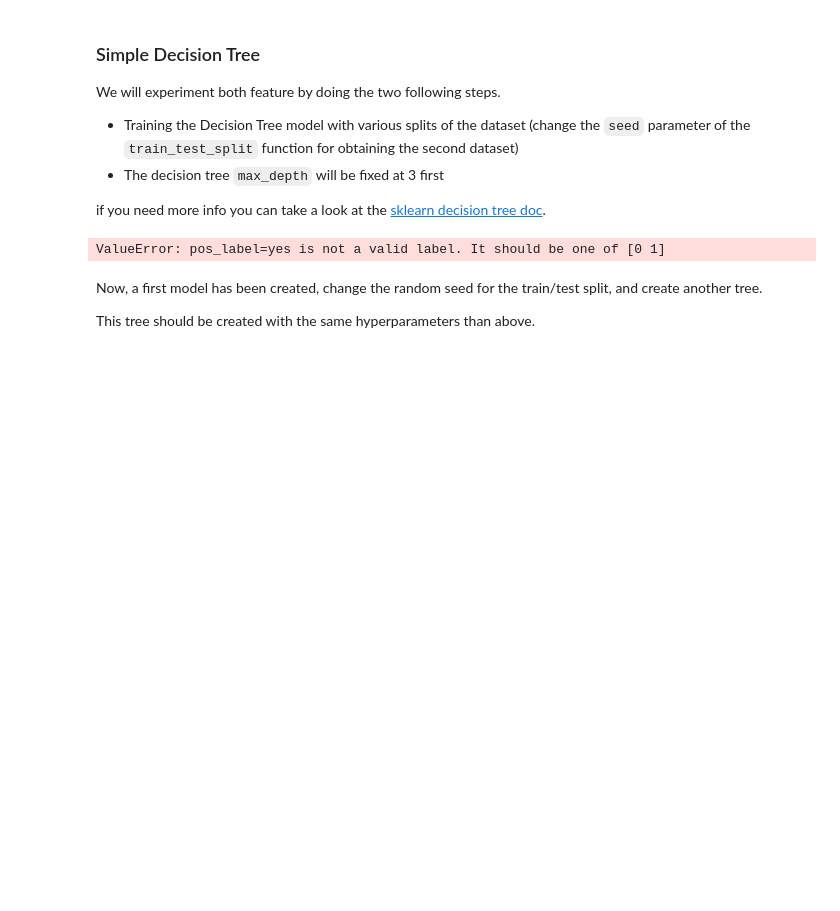
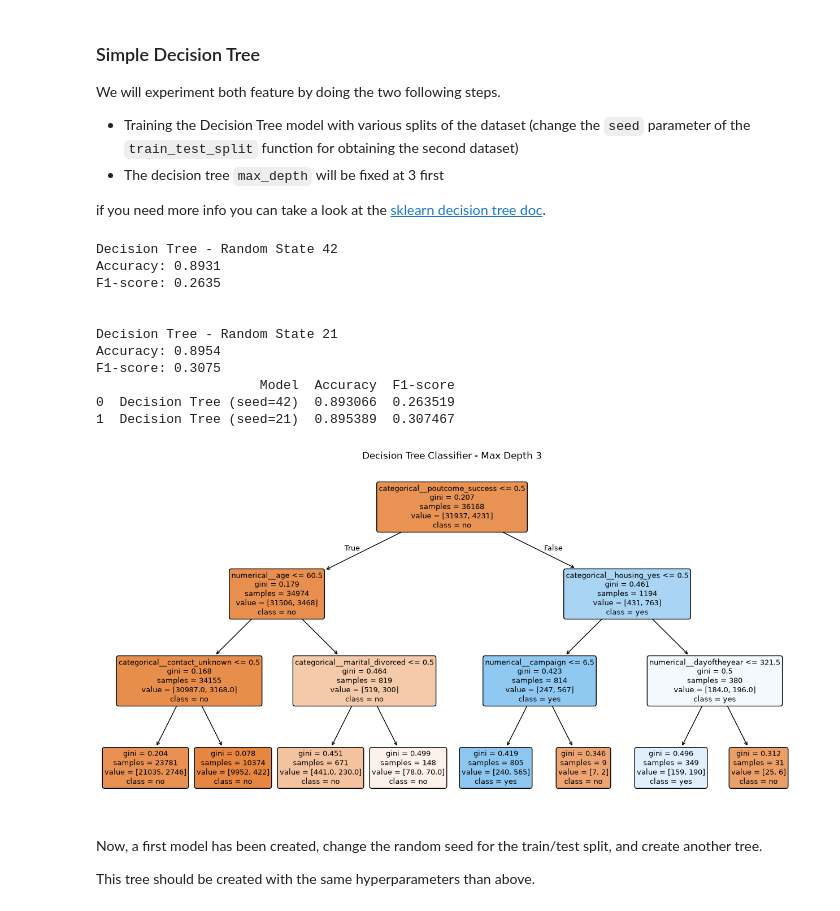
Before and after one commit to Robert-dataAI/ML2.2_ensemble_methods_intro, a Jupyter notebook: notebooks/EnsembleLearning_v2.ipynb, the cells around one changed output. Saved outputs shown, nothing was run; the diff lists cells and outputs as text; code cells hidden in the pictures; blank space fills up the shorter version.

```diff
--- a/notebooks/EnsembleLearning_v2.ipynb
+++ b/notebooks/EnsembleLearning_v2.ipynb
@@ -454,6 +454,9 @@ from sklearn.model_selection import train_test_split
 
 # Define target variable
 target = 'y'
+
+## Elimino la variable objetivo de categorical_features
+categorical_features.remove(target)
 
 # Create X (features)
 X = dataset[categorical_features + numerical_features]
@@ -734,35 +737,46 @@ results = pd.DataFrame({
         f1_21
     ]
 })
 
 print(results)
 
 
 ## Genero la visualizacion del Arbol de decision
 import matplotlib.pyplot as plt
 from sklearn.tree import plot_tree
 
 # Get transformed feature names
 feature_names = tree_pipeline.named_steps[
     'preprocessor'
 ].get_feature_names_out()
 
 # Visualize decision tree
-plt.figure(figsize=(24, 12))
+plt.figure(figsize=(16, 8))
 
 plot_tree(
     tree_pipeline.named_steps['classifier'],
     feature_names=feature_names,
     class_names=['no', 'yes'],
     filled=True,
     rounded=True,
     fontsize=9
 )
 
 plt.title('Decision Tree Classifier - Max Depth 3')
 plt.show()
 # %% [output]
-ValueError: pos_label=yes is not a valid label. It should be one of [0 1]
+Decision Tree - Random State 42
+Accuracy: 0.8931
+F1-score: 0.2635
+
+
+Decision Tree - Random State 21
+Accuracy: 0.8954
+F1-score: 0.3075
+                     Model  Accuracy  F1-score
+0  Decision Tree (seed=42)  0.893066  0.263519
+1  Decision Tree (seed=21)  0.895389  0.307467
+[figure, added]
 # %% [markdown]
 Now, a first model has been created, change the random seed for the train/test split, and create another tree.
 
```
Also changed, not shown: parts of 35 cells of this notebook.
